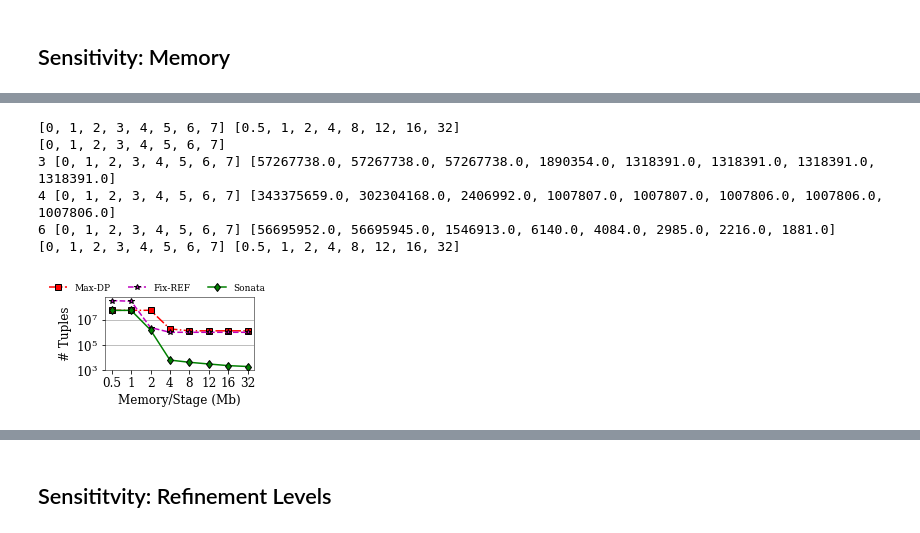
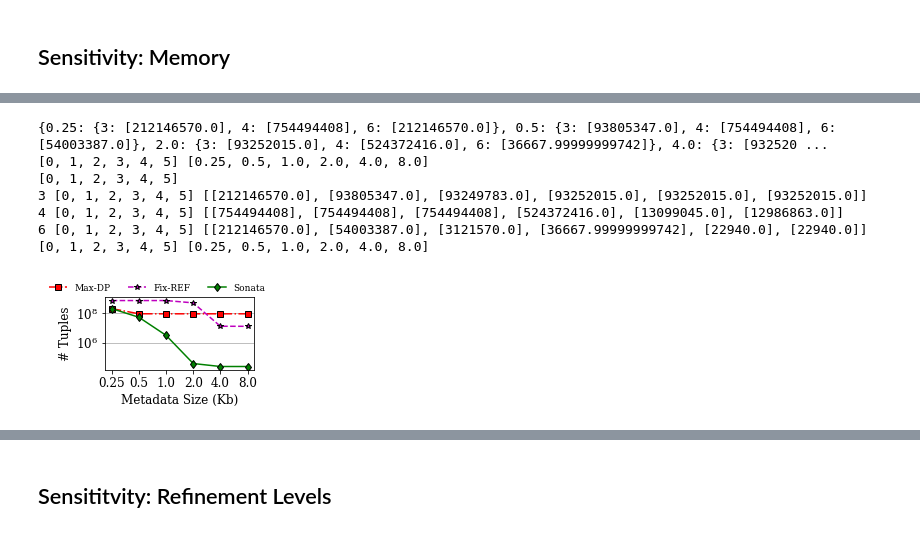
Before and after one commit to agupta13/SONATA-DEV, a Jupyter notebook: analysis/performance_eval/plot_results/plot_results.ipynb, the cells around one changed output, grey strips where cells are left out. Cells and saved outputs as stored; diff of their text form; code cells hidden in the pictures.

```diff
--- a/analysis/performance_eval/plot_results/plot_results.ipynb
+++ b/analysis/performance_eval/plot_results/plot_results.ipynb
@@ -586,6 +592,10 @@ data = {1: {32: 2*56695698, 1: 2*56695698, 2: 2*56695698, 4: 2*56695698, 8: 2*56
         4: {32: 7803.0, 1: 346637238.0, 2: 346637238.0, 4: 125096772.0, 8: 5232595.0, 12: 1007807.0, 16: 7803.0},
         6: {32: 4084.0, 1: 57267738.0, 2: 57267738.0, 4: 1029656.0, 8: 4084.0, 12: 4084.0, 16: 4084.0}}
 
+data = {1: {32: [754494408], 1: [754494408], 2: [754494408], 4: [754494408], 8: [754494408], 12: [754494408], 16: [754494408]},
+        3: {32: [93252015.0], 1: [273708649.0], 2: [273708649.0], 4: [93252016.0], 8: [93249783.0], 12: [93249783.0], 16: [93252015.0]},
+        4: {32: [471150990.0], 1: [981650190.0], 2: [981650190.0], 4: [544659227.0], 8: [460873359.0], 12: [460873359.0], 16: [524372416.0]},
+        6: {32: [36667.0], 1: [273708649.0], 2: [273708649.0], 4: [6803475.0], 8: [569019.0], 12: [47657.0], 16: [36667.99999999742]}}
 Ds = [1,2,4,8,12,16,32]
 modes = [3,4,6]
 modes_2_labels = {1: "Pl1", 2: "Pl2", 3: "Pl3", 4: "Pl4", 6: "Sonata"}
@@ -667,6 +677,12 @@ data = {1: {32: 113391396, 1: 113391396, 2: 113391396, 4: 113391396, 8: 11339139
         3: {32: 1318391.0, 1: 1318391.0, 2: 1318391.0, 4: 1318391.0, 8: 1318391.0, 12: 1318391.0, 16: 1318391.0},
         4: {32: 7803.0, 1: 6783472.0, 2: 1007807.0, 4: 7803.0, 8: 7803.0, 12: 7803.0, 16: 7803.0},
         6: {32: 4084.0, 1: 4084.0, 2: 4084.0, 4: 4084.0, 8: 4084.0, 12: 4084.0, 16: 4084.0}}
+
+data = {1: {32: [754494408], 1: [754494408], 2: [754494408], 4: [754494408], 8: [754494408], 12: [754494408], 16: [754494408]},
+        2: {32: [273708649.0], 1: [273708649.0], 2: [273708649.0], 4: [273708649.0], 8: [273708649.0], 12: [273708649.0], 16: [273708649.0]},
+        3: {32: [93249783.0], 1: [93249783.0], 2: [93252015.0], 4: [93252015.0], 8: [93252015.0], 12: [93252015.0], 16: [93249783.0]},
+        4: {32: [481882709.0], 1: [463322959.0], 2: [487275552.0], 4: [524372416.0], 8: [461191726.0], 12: [460873359.0], 16: [461605303.0]},
+        6: {32: [38088.0], 1: [3428875.0], 2: [411728.0], 4: [36667.99999999742], 8: [30772.0], 12: [30925.0], 16: [37823.0]}}
 
 Ds = [1,2,4,8,12,16,32]
 modes = [6]
@@ -744,6 +851,34 @@ data = {1: {0.5: 113391396, 1: 113391396, 2: 113391396, 4: 113391396, 32: 113391
         6: {0.5: 56695952.0, 1: 56695945.0, 2: 1546913.0, 4: 6140.0, 32: 1881.0, 8: 4084.0, 12: 2985.0, 16: 2216.0}
        }
 
+data = {
+#         128: {3: [754494408], 4: [754494408], 6: [754494408]},
+        256: {3: [212146570.0], 4: [754494408], 6: [212146570.0]},
+        512: {3: [93805347.0], 4: [754494408], 6: [54003387.0]},
+        1024: {3: [93249783.0], 4: [754494408], 6: [3121570.0]},
+        2048: {3: [93252015.0], 4: [524372416.0], 6: [36667.99999999742]},
+        4096: {3: [93252015.0], 4: [13099045.0], 6: [22940.0]},
+        8192: {3: [93252015.0], 4: [12986863.0], 6: [22940.0]}
+       }
+
+modes = [3,4,6]
+
+
+new_data = {}
+for key in data.keys():
+    new_key = float(key)/1024
+    new_data[new_key] = data[key]
+
+data = new_data
+print data
+
+new_data = {}
+for mode in modes:
+    new_data[mode] = {}
+    for meta in data.keys():
+        new_data[mode][meta] = data[meta][mode]
+
+data = new_data
 Ds = data[6].keys()
 Ds.sort()
 modes = [6]
@@ -785,39 +920,40 @@ def draw_plots(data, modes, modes_2_labels):
 
         x = xlab
 
         print mode, x, y
         #ax.bar(x, y, bar_width, alpha=0.8, color=color_n[mode], hatch = hatches[mode],label=modes_2_labels[mode])
 #         pl.plot(x,y,label=modes_2_labels[mode],color='k',linestyle='--', marker='o', mec='k', mfc='g')
         pl.plot(x,y,label=modes_2_labels[mode],color=color_n[mode],linestyle=linestyles[mode], marker=markers[mode],
                 mec='k', mfc=color_n[mode])
 
         ctr += 1
 
-    plt.xlabel('Memory/Stage (Mb)')
+    plt.xlabel('Metadata Size (Kb)')
     plt.ylabel('# Tuples')
 
     print ticks, qids
     plt.xticks(ticks, qids, rotation=0)
     ax.yaxis.grid(True)
     #ax.set_xlim(xmax=5.25)
     ax.set_yscale("log", nonposy='clip')
 #     ax.set_xlim(xmin=0.75)
     ax.legend(loc='upper center', bbox_to_anchor=(0.35, 1.3),
               ncol=3, fancybox=False, shadow=False, fontsize=9, frameon=False)
-    fname = "/Users/arpit/Documents/nsdi18/writing/figures/sensitivity_B_analysis.eps"
+    fname = "/Users/arpit/Documents/nsdi18/writing/figures/sensitivity_M_analysis.eps"
     plt.tight_layout()
     plot_name = fname
     pl.savefig(plot_name)
     plt.show()
     pass
 
 # plot_data = get_plot_data(data)
 draw_plots(data, modes, modes_2_labels)
 # %% [output]
-[0, 1, 2, 3, 4, 5, 6, 7] [0.5, 1, 2, 4, 8, 12, 16, 32]
-[0, 1, 2, 3, 4, 5, 6, 7]
-3 [0, 1, 2, 3, 4, 5, 6, 7] [57267738.0, 57267738.0, 57267738.0, 1890354.0, 1318391.0, 1318391.0, 1318391.0, 1318391.0]
-4 [0, 1, 2, 3, 4, 5, 6, 7] [343375659.0, 302304168.0, 2406992.0, 1007807.0, 1007807.0, 1007806.0, 1007806.0, 1007806.0]
-6 [0, 1, 2, 3, 4, 5, 6, 7] [56695952.0, 56695945.0, 1546913.0, 6140.0, 4084.0, 2985.0, 2216.0, 1881.0]
-[0, 1, 2, 3, 4, 5, 6, 7] [0.5, 1, 2, 4, 8, 12, 16, 32]
+{0.25: {3: [212146570.0], 4: [754494408], 6: [212146570.0]}, 0.5: {3: [93805347.0], 4: [754494408], 6: [54003387.0]}, 2.0: {3: [93252015.0], 4: [524372416.0], 6: [36667.99999999742]}, 4.0: {3: [932520 ...
+[0, 1, 2, 3, 4, 5] [0.25, 0.5, 1.0, 2.0, 4.0, 8.0]
+[0, 1, 2, 3, 4, 5]
+3 [0, 1, 2, 3, 4, 5] [[212146570.0], [93805347.0], [93249783.0], [93252015.0], [93252015.0], [93252015.0]]
+4 [0, 1, 2, 3, 4, 5] [[754494408], [754494408], [754494408], [524372416.0], [13099045.0], [12986863.0]]
+6 [0, 1, 2, 3, 4, 5] [[212146570.0], [54003387.0], [3121570.0], [36667.99999999742], [22940.0], [22940.0]]
+[0, 1, 2, 3, 4, 5] [0.25, 0.5, 1.0, 2.0, 4.0, 8.0]
-[figure, old version]
+[figure, new version]
```
Also changed, not shown: parts of 8 cells of this notebook, 4 other files.
